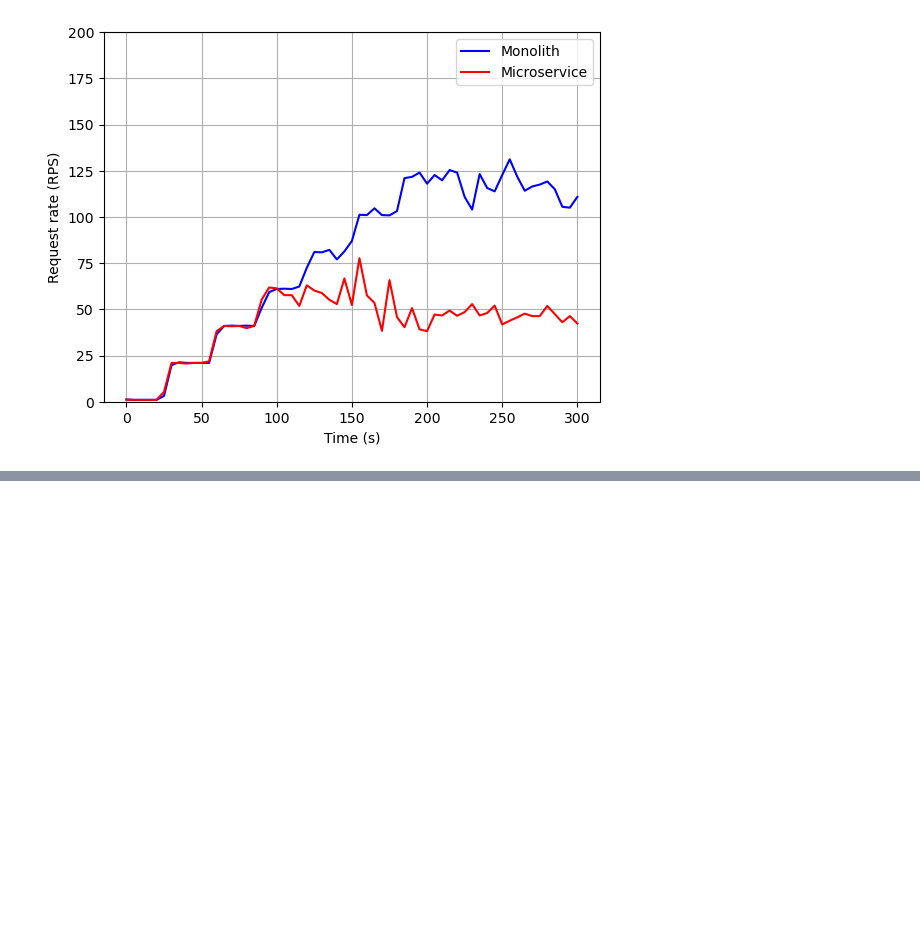
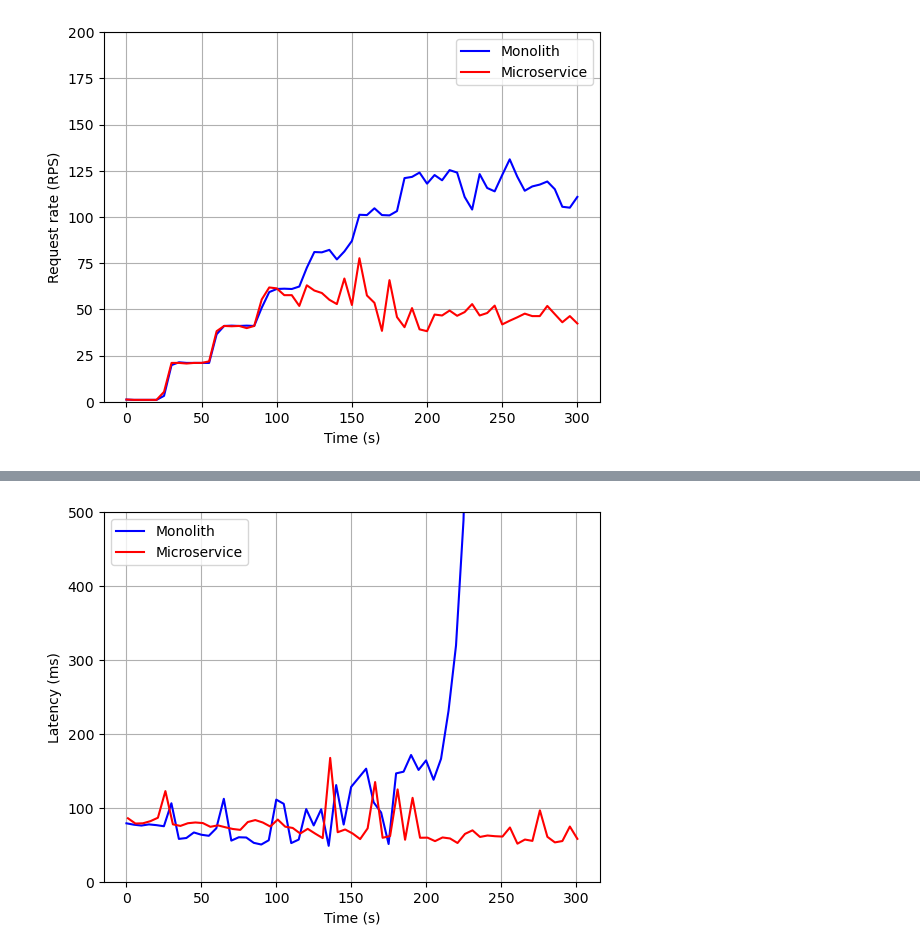
Before and after one commit to prebenrosland/microservice_analysis, a Jupyter notebook: Analysis.ipynb, the cells around one changed output, grey strips where cells are left out. Saved outputs shown, nothing was run; the diff lists cells and outputs as text; code cells hidden in the pictures; blank space fills up the shorter version.

```diff
--- a/Analysis.ipynb
+++ b/Analysis.ipynb
@@ -216,6 +216,13 @@ mirco_2extend_3 = readData('extend/micro_2_stage4_ramp_3.csv.gz')
 mirco_2extend_4 = readData('extend/micro_2_stage4_ramp_4.csv.gz')
 mirco_2extend_5 = readData('extend/micro_2_stage4_ramp_5.csv.gz')
 micro_2extend_list = [mirco_2extend_1, mirco_2extend_2, mirco_2extend_3, mirco_2extend_4, mirco_2extend_5]
+
+mirco_4extend_1 = readData('extend/micro_4_stage4_ramp_1.csv.gz')
+mirco_4extend_2 = readData('extend/micro_4_stage4_ramp_2.csv.gz')
+mirco_4extend_3 = readData('extend/micro_4_stage4_ramp_3.csv.gz')
+mirco_4extend_4 = readData('extend/micro_4_stage4_ramp_4.csv.gz')
+mirco_4extend_5 = readData('extend/micro_4_stage4_ramp_5.csv.gz')
+micro_4extend_list = [mirco_4extend_1, mirco_4extend_2, mirco_4extend_3, mirco_4extend_4, mirco_4extend_5]
 # %% [markdown]
 ## Plotting graphs comparing the performance of the architectures
 Of the five tests that were done for each case, the median/mean performing test is used in the plot
@@ -324,0 +332,10 @@ compare_req_rate(soft(reqRate(findSampleMean(mono_ramp_list)), 5),
+# %%
+mono_ramp_true = getDurations(findSampleMean(mono_ramp_list))
+micro2_extend_true = getDurations(findSampleMean(micro_4extend_list))
+
+mono_ramp_10sec = soft(mono_ramp_true, 5)
+micro2_extend_10sec = soft(micro2_extend_true, 5)
+
+compare(mono_ramp_10sec, micro2_extend_10sec, 0, 500)
+# %% [output]
+[figure, added]
```
Also changed, not shown: parts of 7 cells of this notebook.
